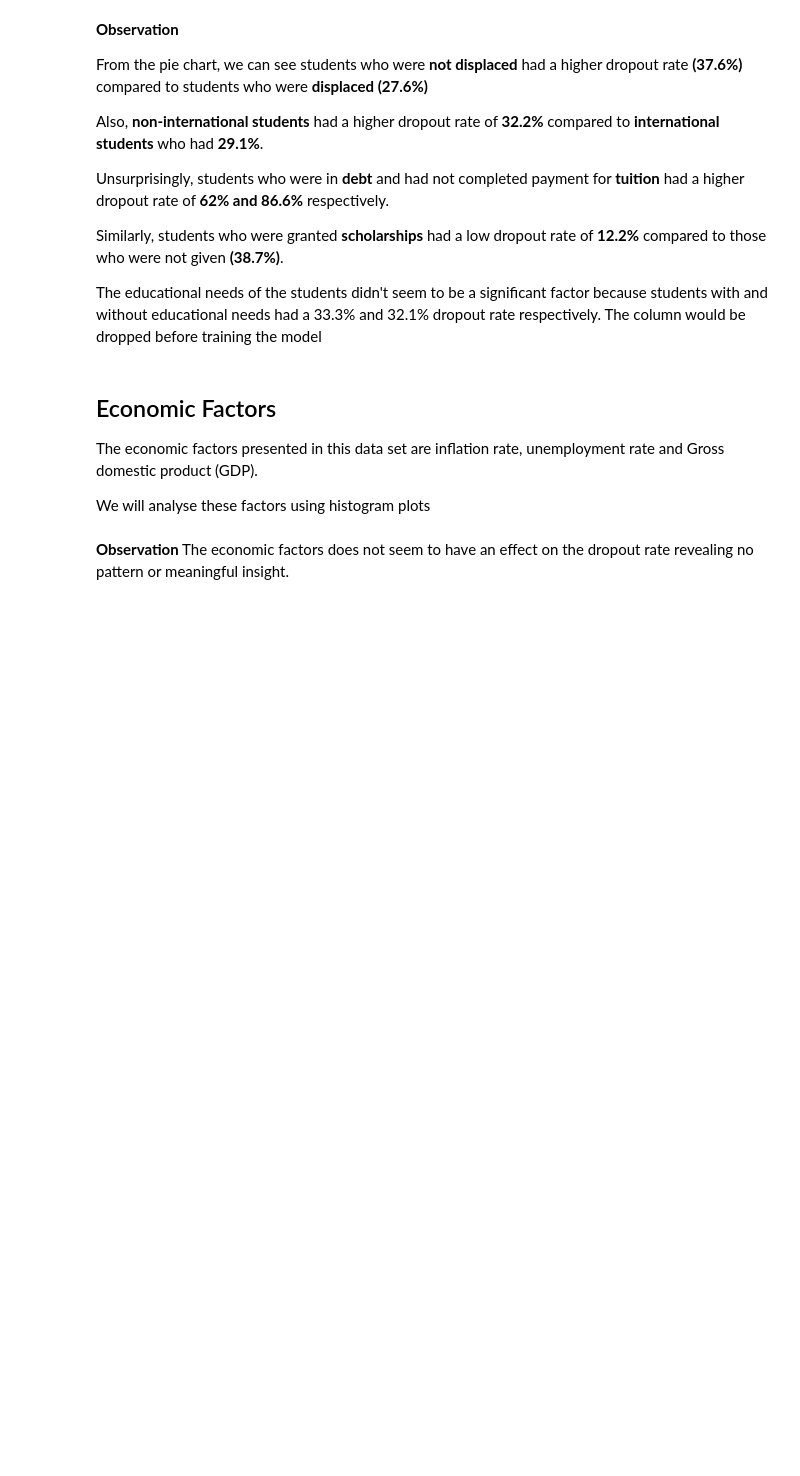
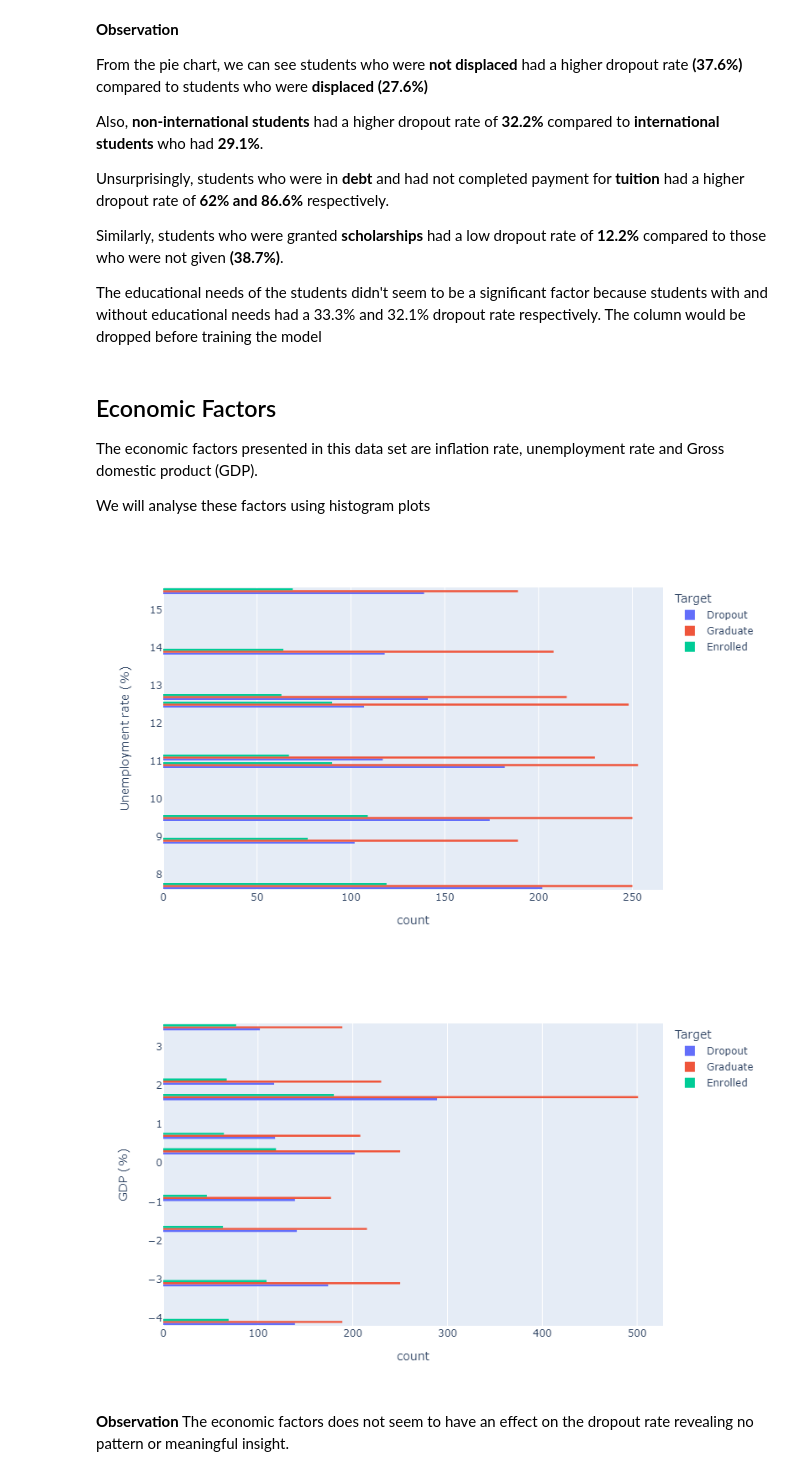
Before and after one commit to Damiieibikun/Student-s-Dropout-Prediction-using-Supervised-Machine-Learning-Classifiers, a Jupyter notebook: Student's_dropout.ipynb, the cells around one changed output. Drawn from its saved outputs; the diff is of its cells as text; code cells hidden in the pictures; blank space fills up the shorter version.

```diff
--- a/Student's_dropout.ipynb
+++ b/Student's_dropout.ipynb
@@ -562,27 +562,30 @@ We will analyse these factors using histogram plots
 # %%
 # Histogram plot for Inflation
 fig = px.histogram(data_viz, y='Inflation rate', color='Target', barmode='group',
                    height=500, width=800)
 
 fig.update_yaxes(title_text='Inflation rate (%)')
 fig.write_image('fig.svg', engine='kaleido')
 fig.show('svg')
 
 # Histogram plot for Unemployment
 fig = px.histogram(data_viz, y= 'Unemployment rate', color = 'Target', barmode = 'group',
                   height = 500, width = 800)
 
 fig.update_yaxes(title_text='Unemployment rate (%)')
-fig.write_image('fig.svg', engine='kaleido')
-fig.show('svg')
+fig.write_image('fig.png', engine='kaleido')
+fig.show('png')
 
 # Histogram plot for GDP
 fig = px.histogram(data_viz, y= 'GDP', color = 'Target', barmode = 'group',
                   height = 500,  width = 800)
 
 fig.update_yaxes(title_text='GDP (%)')
-fig.write_image('fig.svg', engine='kaleido')
-fig.show('svg')
+fig.write_image('fig.png', engine='kaleido')
+fig.show('png')
+# %% [output]
+[figure, added]
+[figure, added]
 # %% [markdown]
 **Observation**
 The economic factors does not seem to have an effect on the dropout rate revealing no pattern or meaningful insight.
```
